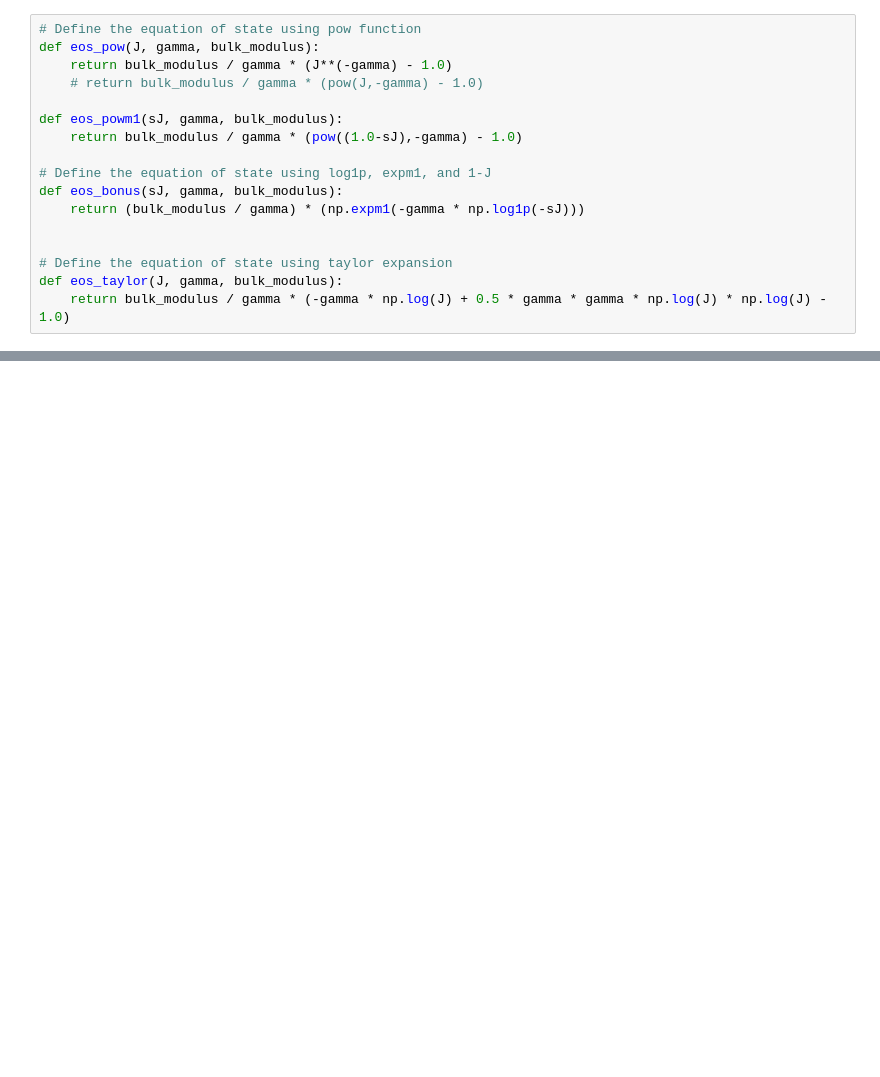
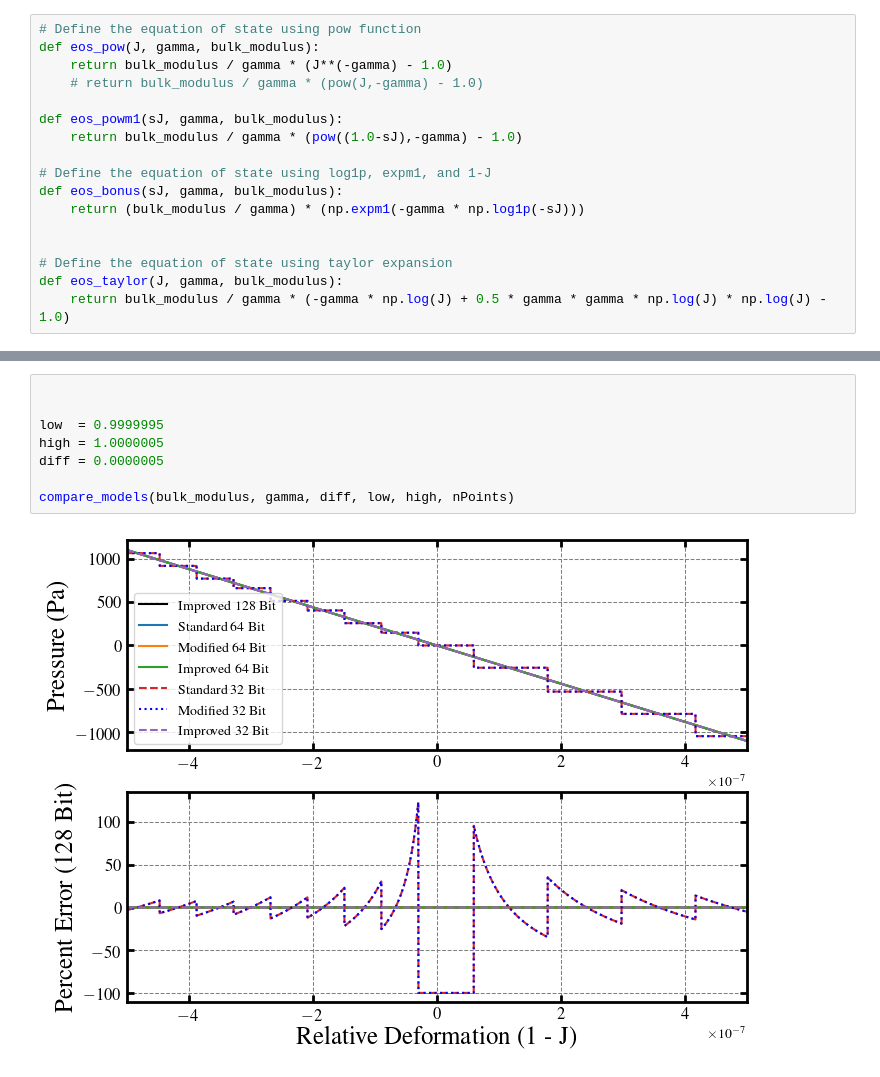
Before and after one commit to JustinBonus/Optimized-Fluid, a Jupyter notebook: models.ipynb, the cells around one changed output, grey strips where cells are left out. Cells and saved outputs as stored; diff of their text form; blank space fills up the shorter version.

```diff
--- a/models.ipynb
+++ b/models.ipynb
@@ -21 +133,11 @@ def eos_taylor(J, gamma, bulk_modulus):
+# %%
+
+
+low  = 0.9999995
+high = 1.0000005
+diff = 0.0000005
+
+compare_models(bulk_modulus, gamma, diff, low, high, nPoints)
+# %% [output]
+[figure, added]
 # %%
```
Also changed, not shown: parts of 8 cells of this notebook.
